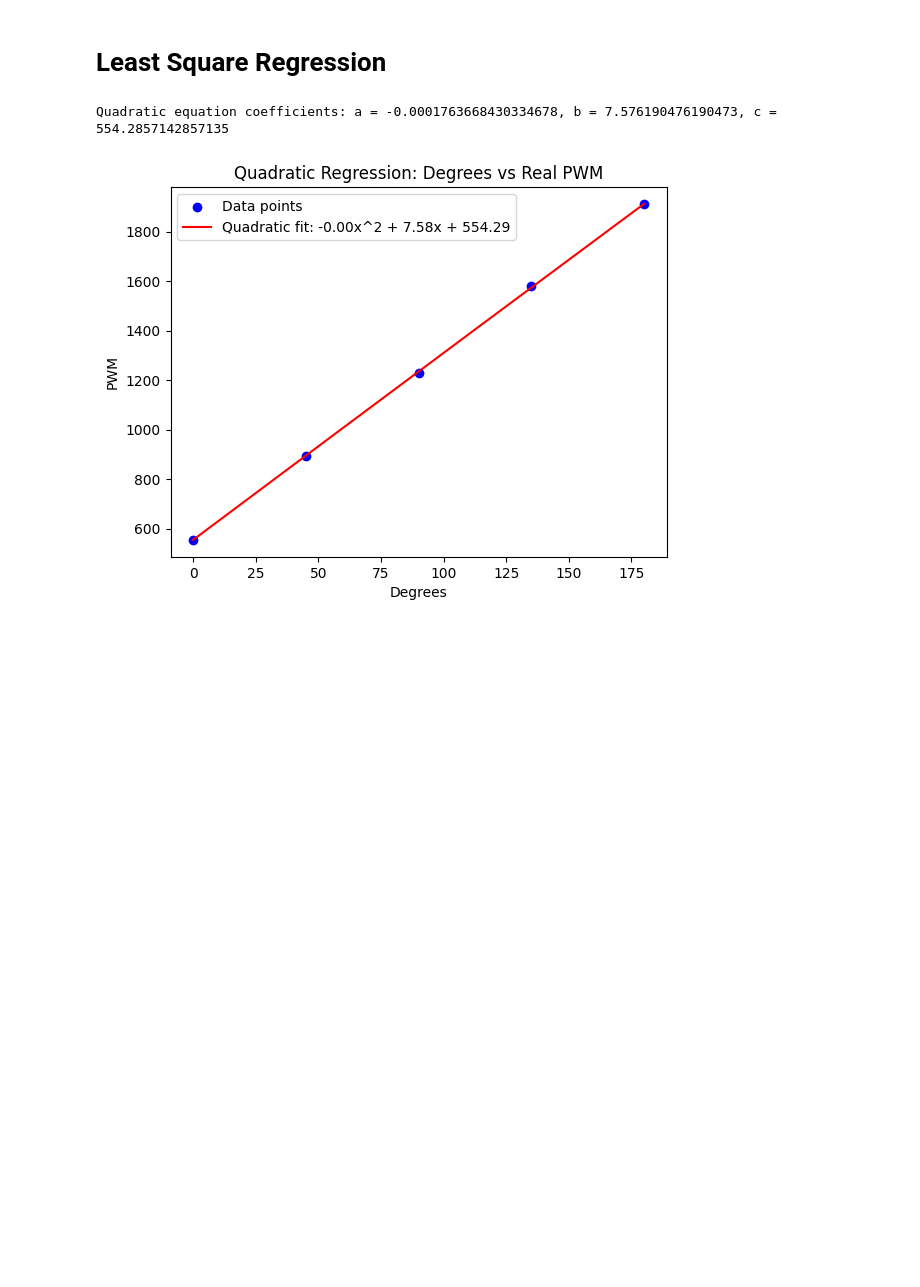
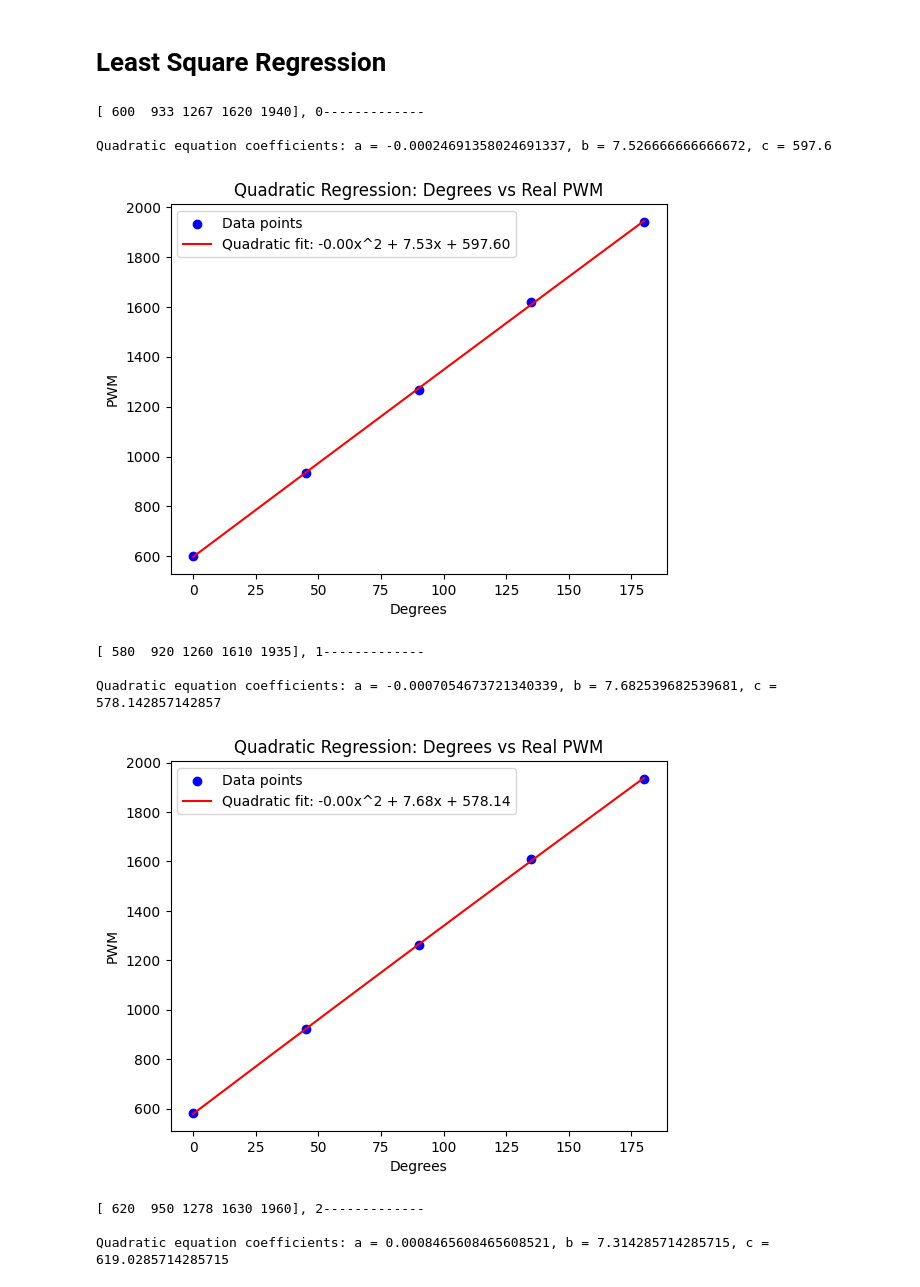
Before and after one commit to IERoboticsAILab/botzo_servo_callibration, a Jupyter notebook: Calibration_Procedure.ipynb, the cells around one changed output. Drawn from its saved outputs; the diff is of its cells as text; code cells hidden in the pictures; blank space fills up the shorter version.

```diff
--- a/Calibration_Procedure.ipynb
+++ b/Calibration_Procedure.ipynb
@@ -37,30 +41,66 @@ real_pwm_TFR = np.array([555, 895, 1230, 1580, 1910])
+# %%
+real_pwm_SFL = np.array([570,900,1225,1575,1905]) #
+real_pwm_FFL = np.array([630,960,1310,1670,2000])
+real_pwm_TFL = np.array([550,880,1205,1555,1890])
+# %%
+real_pwm_SBR = np.array([590,910,1250,1620,1940])
+real_pwm_FBR = np.array([550,883,1217,1580,1920])
+real_pwm_TBR = np.array([560,883,1210,1555,1890])
+# %%
+real_pwm_SBL = np.array([620,940,1280,1640,1960])
+real_pwm_FBL = np.array([630,970,1315,1660,1990])
+real_pwm_TBL = np.array([640,970,1320,1670,1980])
 # %% [markdown]
 # Least Square Regression
-# %%
-real_pwm = real_pwm_TFR
 # %%
-# Data: Degrees and corresponding real PWM values
-degrees = np.array([0, 45, 90, 135, 180])  # x values (degree)
+alll = [
+  real_pwm_SFR,
+  real_pwm_FFR,
+  real_pwm_TFR,
+  real_pwm_SFL,
+  real_pwm_FFL,
+  real_pwm_TFL,
+  real_pwm_SBR,
+  real_pwm_FBR,
+  real_pwm_TBR,
+  real_pwm_SBL,
+  real_pwm_FBL,
+  real_pwm_TBL
+]
+for i in range(len(alll)):
+  real_pwm = alll[i]
+  print(f"\n\n\n\n\n\n\n{alll[i]}, {i}-------------\n")
+  # Data: Degrees and corresponding real PWM values
+  degrees = np.array([0, 45, 90, 135, 180])  # x values (degree)
 
-# Perform quadratic regression (degree 2 polynomial)
-coefficients = np.polyfit(degrees, real_pwm, 2)
+  # Perform quadratic regression (degree 2 polynomial)
+  coefficients = np.polyfit(degrees, real_pwm, 2)
 
-# Coefficients: a, b, c (for ax^2 + bx + c)
-a, b, c = coefficients
+  # Coefficients: a, b, c (for ax^2 + bx + c)
+  a, b, c = coefficients
 
-# Output the coefficients
-print(f"Quadratic equation coefficients: a = {a}, b = {b}, c = {c}")
+  # Output the coefficients
+  print(f"Quadratic equation coefficients: a = {a}, b = {b}, c = {c}")
 
-# Optional: Plotting the fit
-plt.scatter(degrees, real_pwm, color='blue', label='Data points')
-x_vals = np.linspace(0, 180, 1000)
-y_vals = a * x_vals**2 + b * x_vals + c
-plt.plot(x_vals, y_vals, color='red', label=f'Quadratic fit: {a:.2f}x^2 + {b:.2f}x + {c:.2f}')
-plt.xlabel('Degrees')
-plt.ylabel('PWM')
-plt.title('Quadratic Regression: Degrees vs Real PWM')
-plt.legend()
-plt.show()
+  # Optional: Plotting the fit
+  plt.scatter(degrees, real_pwm, color='blue', label='Data points')
+  x_vals = np.linspace(0, 180, 1000)
+  y_vals = a * x_vals**2 + b * x_vals + c
+  plt.plot(x_vals, y_vals, color='red', label=f'Quadratic fit: {a:.2f}x^2 + {b:.2f}x + {c:.2f}')
+  plt.xlabel('Degrees')
+  plt.ylabel('PWM')
+  plt.title('Quadratic Regression: Degrees vs Real PWM')
+  plt.legend()
+  plt.show()
 # %% [output]
-Quadratic equation coefficients: a = -0.0001763668430334678, b = 7.576190476190473, c = 554.2857142857135
+[ 600  933 1267 1620 1940], 0-------------
+
+Quadratic equation coefficients: a = -0.00024691358024691337, b = 7.526666666666672, c = 597.6
-[figure, old version]
+[figure, new version]
+[ 580  920 1260 1610 1935], 1-------------
+
+Quadratic equation coefficients: a = -0.0007054673721340339, b = 7.682539682539681, c = 578.142857142857
+[figure, added]
+[ 620  950 1278 1630 1960], 2-------------
+
+Quadratic equation coefficients: a = 0.0008465608465608521, b = 7.314285714285715, c = 619.0285714285715
```
Also changed, not shown: parts of 9 cells of this notebook, 2 other files.
